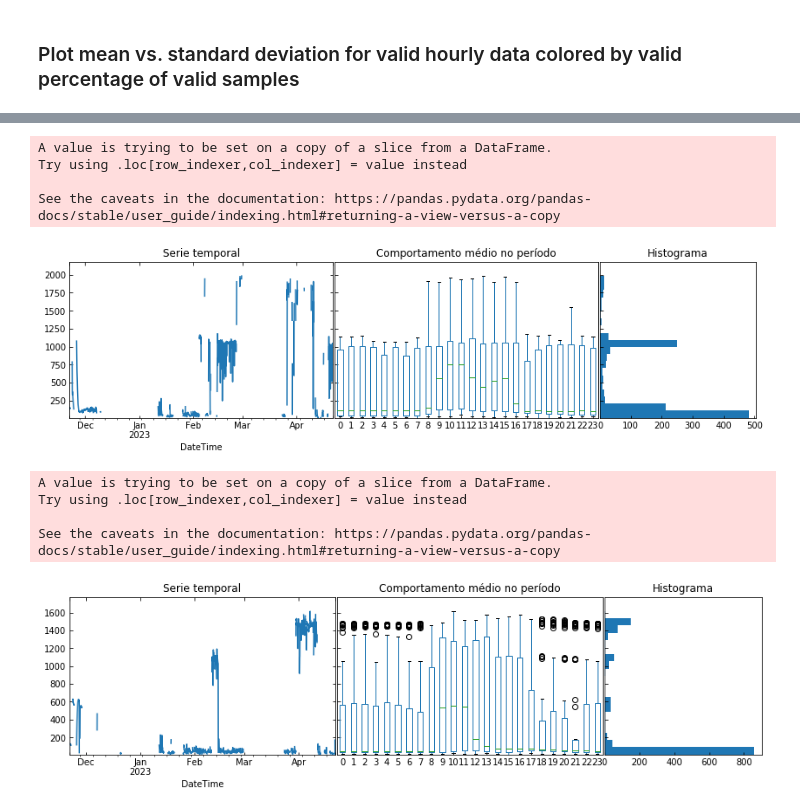
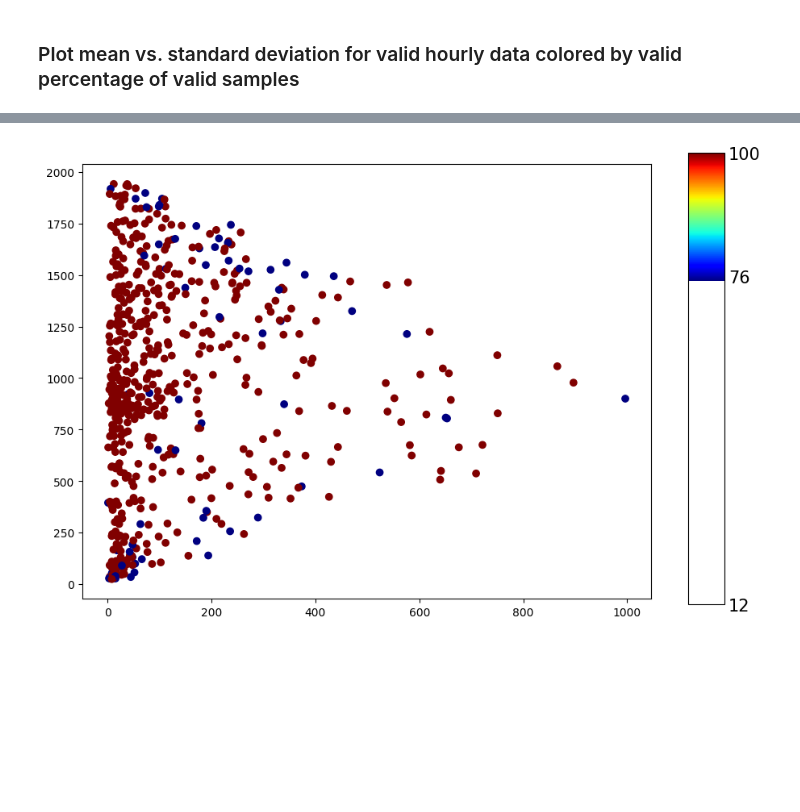
Before and after one commit to campofernando/lcqar-low-cost-monit-proc, a Jupyter notebook: field-data-treatment-Diamante_SO2.ipynb, the cells around one changed output, grey strips where cells are left out. Drawn from its saved outputs; the diff is of its cells as text; code cells hidden in the pictures; blank space fills up the shorter version.

```diff
--- a/field-data-treatment-Diamante_SO2.ipynb
+++ b/field-data-treatment-Diamante_SO2.ipynb
@@ -491,3 +308,5 @@ def plot_box_hist(df, bins):
 # %%
-dataframe = alpha_so21_conc_data.sensor_dataframe_1hr[alpha_so21_conc_data.sensor_dataframe_1hr['Tag'] == 'VALID'].resample('H').mean()
-dataframe1 = alpha_so22_conc_data.sensor_dataframe_1hr[alpha_so22_conc_data.sensor_dataframe_1hr['Tag'] == 'VALID'].resample('H').mean()
+valid_dataframe_1 = (alpha_so21_conc_data.sensor_dataframe_1hr[alpha_so21_conc_data.sensor_dataframe_1hr['Tag'] == 'VALID']
+                   .drop(columns=['Tag']).resample('H').mean())
+valid_dataframe_2 = (alpha_so22_conc_data.sensor_dataframe_1hr[alpha_so22_conc_data.sensor_dataframe_1hr['Tag'] == 'VALID']
+                   .drop(columns=['Tag']).resample('H').mean())
@@ -542,16 +315,4 @@ plot_std_in_time(dataframe1)
-# %%
-plot_box_hist(dataframe, 20)
-# %% [output]
-A value is trying to be set on a copy of a slice from a DataFrame.
-Try using .loc[row_indexer,col_indexer] = value instead
-
-See the caveats in the documentation: https://pandas.pydata.org/pandas-docs/stable/user_guide/indexing.html#returning-a-view-versus-a-copy
-[figure, removed]
-# %%
-plot_box_hist(dataframe1, 20)
-# %% [output]
-A value is trying to be set on a copy of a slice from a DataFrame.
-Try using .loc[row_indexer,col_indexer] = value instead
-
-See the caveats in the documentation: https://pandas.pydata.org/pandas-docs/stable/user_guide/indexing.html#returning-a-view-versus-a-copy
-[figure, removed]
+# %%
+sensor_analysis.plot_mean_vs_std(valid_dataframe_1)
+# %% [output]
+[figure, added]
```
Also changed, not shown: parts of 55 cells of this notebook.
